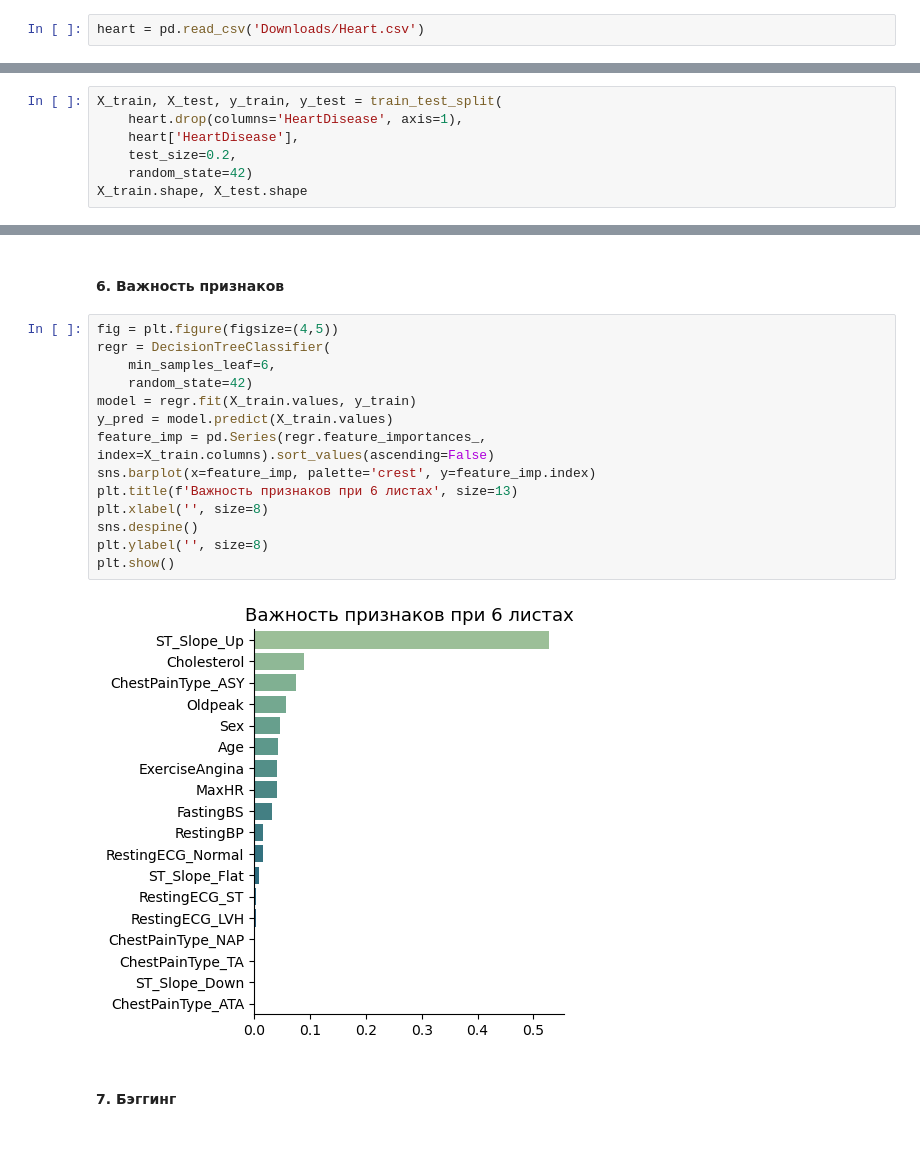
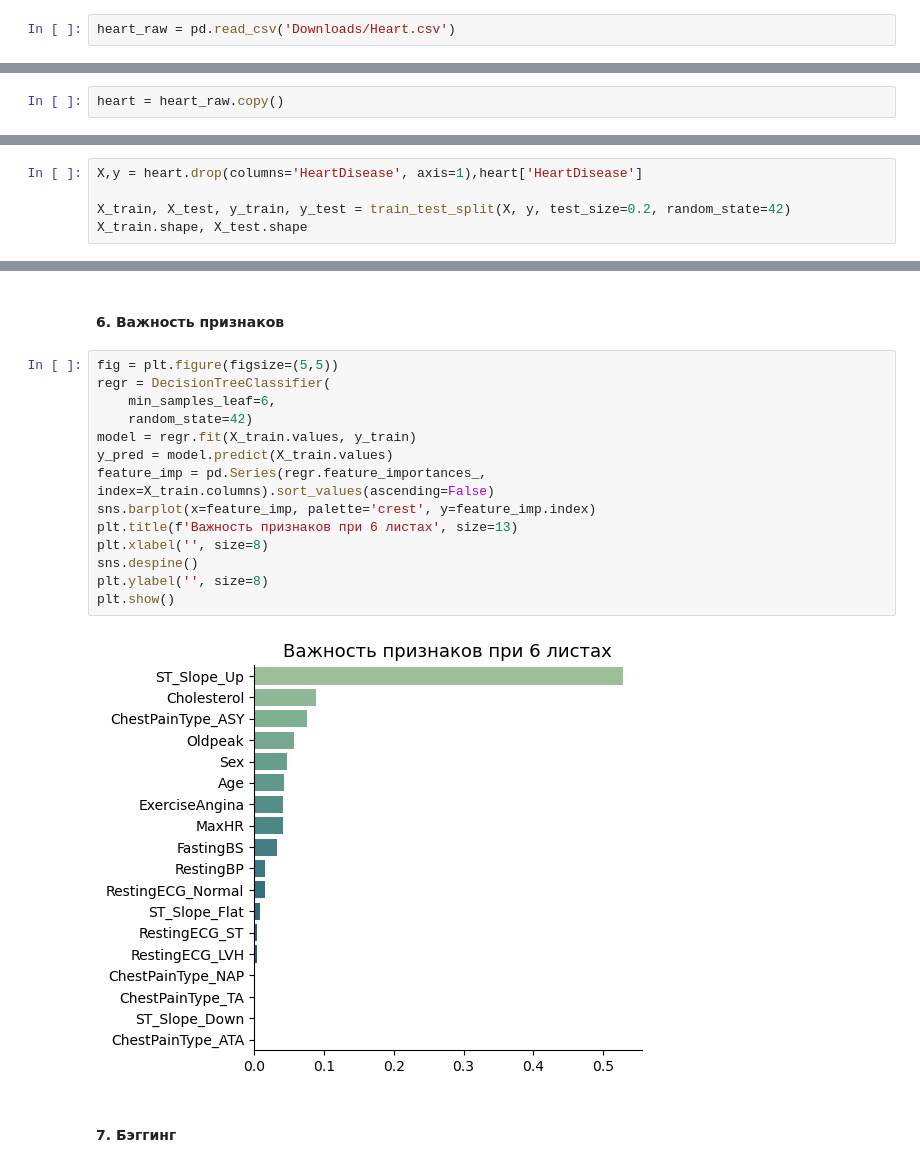
Before and after one commit to choodnovsky/Netilogiya_degp13, a Jupyter notebook: dz_8.09.ipynb, the cells around one changed output, grey strips where cells are left out. Saved outputs shown, nothing was run; the diff lists cells and outputs as text.

```diff
--- a/dz_8.09.ipynb
+++ b/dz_8.09.ipynb
@@ -53,5 +54,5 @@ ____
 # %% [markdown]
 #### 1. Загружаем данные
 # %%
-heart = pd.read_csv('Downloads/Heart.csv')
+heart_raw = pd.read_csv('Downloads/Heart.csv')
 # %%
@@ -63,6 +64,8 @@ heart.head()
 | 2 | 37 | M | ATA | 130 | 283 | 0 | ST | 98 | ... |
 | 3 | 48 | F | ASY | 138 | 214 | 0 | Normal | 108 | ... |
 | 4 | 54 | M | NAP | 150 | 195 | 0 | Normal | 122 | ... |
+# %%
+heart = heart_raw.copy()
 # %% [markdown]
 #### 2. Предобработка и EDA
 # %%
@@ -132,11 +135,9 @@ heart.head()
 # %% [markdown]
 #### 3. Разделение выборки
 # %%
-X_train, X_test, y_train, y_test = train_test_split(
-    heart.drop(columns='HeartDisease', axis=1),
-    heart['HeartDisease'],
-    test_size=0.2,
-    random_state=42)
+X,y = heart.drop(columns='HeartDisease', axis=1),heart['HeartDisease']
+
+X_train, X_test, y_train, y_test = train_test_split(X, y, test_size=0.2, random_state=42)
 X_train.shape, X_test.shape
 # %% [output]
 ((734, 18), (184, 18))
@@ -269,21 +270,21 @@ Wall time: 147 ms
 # %% [markdown]
 #### 6. Важность признаков
 # %%
-fig = plt.figure(figsize=(4,5))
+fig = plt.figure(figsize=(5,5))
 regr = DecisionTreeClassifier(
     min_samples_leaf=6,
     random_state=42)
 model = regr.fit(X_train.values, y_train)
 y_pred = model.predict(X_train.values)
 feature_imp = pd.Series(regr.feature_importances_, index=X_train.columns).sort_values(ascending=False)
 sns.barplot(x=feature_imp, palette='crest', y=feature_imp.index)
 plt.title(f'Важность признаков при 6 листах', size=13)
 plt.xlabel('', size=8)
 sns.despine()
 plt.ylabel('', size=8)
 plt.show()
 # %% [output]
-[figure, old version]
+[figure, new version]
 # %% [markdown]
 #### 7. Бэггинг
 # %%
```
Also changed, not shown: parts of 9 cells of this notebook, 3 other files.
